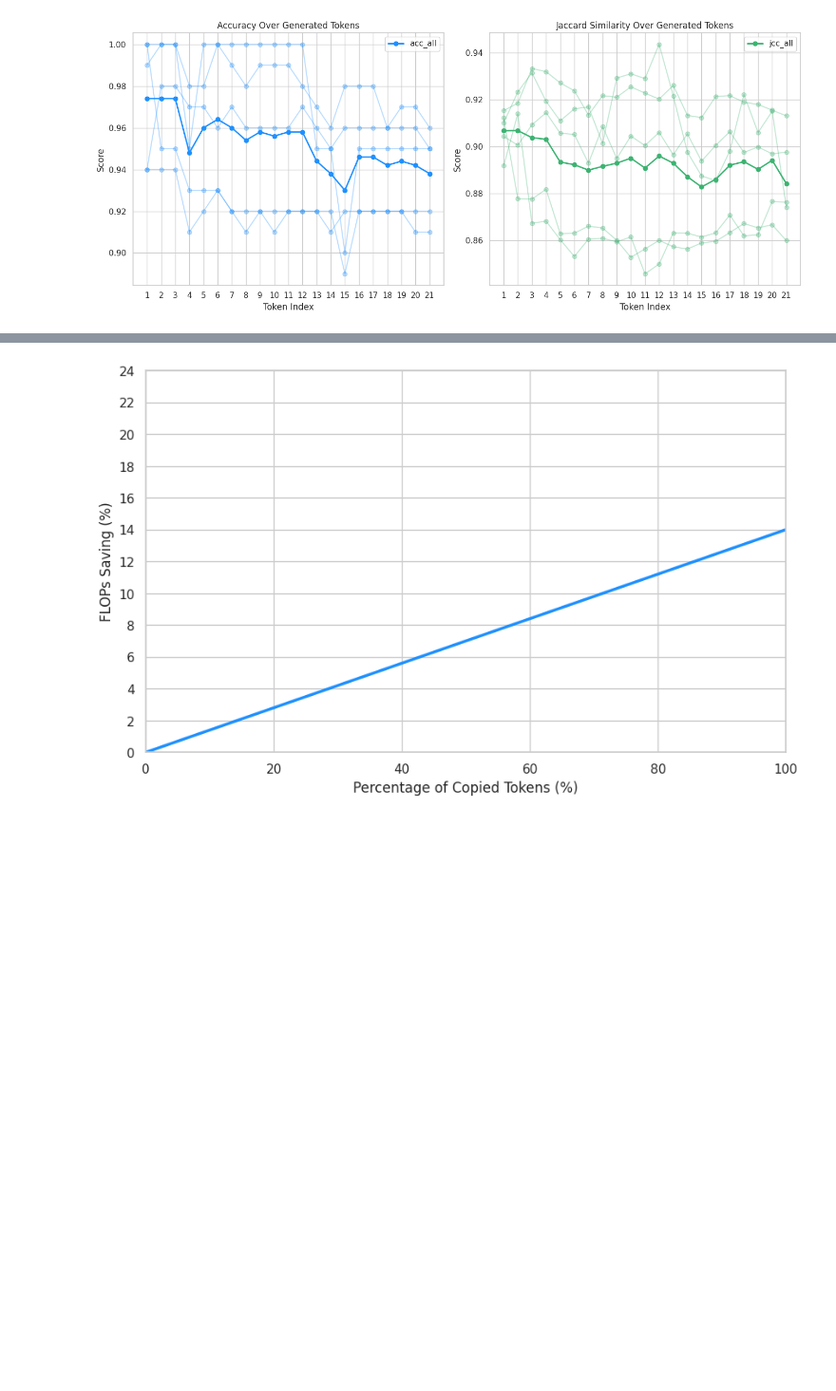
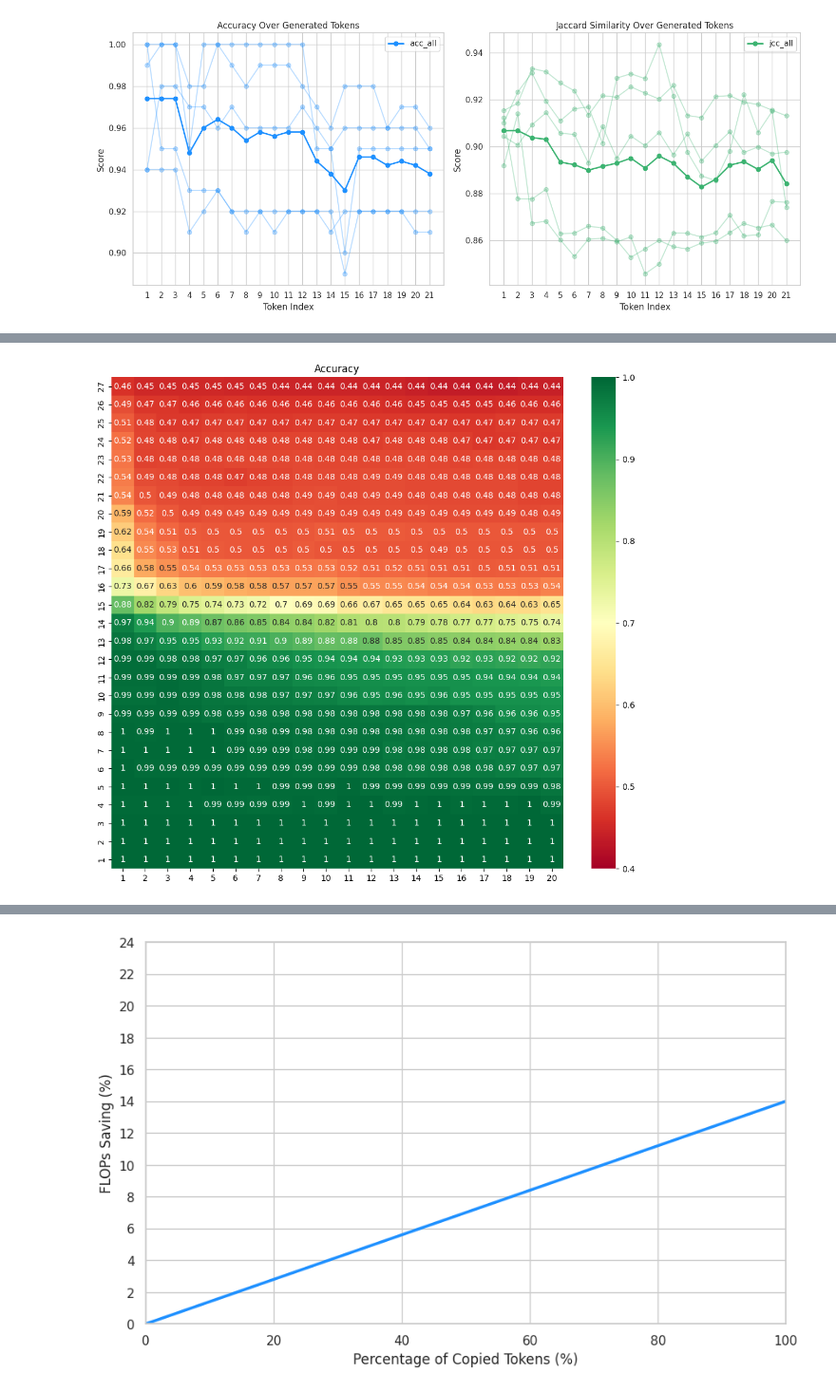
Before and after one commit to phusroyal/CopyMech, a Jupyter notebook: visualize.ipynb, the cells around one changed output, grey strips where cells are left out. Shown at 95% size. Drawn from its saved outputs; the diff is of its cells as text; code cells hidden in the pictures; blank space fills up the shorter version.

Commit message:
finished cp on llama3.2

```diff
--- a/visualize.ipynb
+++ b/visualize.ipynb
@@ -363,0 +359,27 @@ loaded_data = misc.load_json_files(f"output/continue_generation")
+# %%
+from utils import misc
+import json
+import os
+
+def safe_load_json_files(folder_path):
+    data_list = []
+    json_files = [f for f in os.listdir(folder_path) if f.endswith('.json')]
+
+    for file_name in json_files:
+        file_path = os.path.join(folder_path, file_name)
+        try:
+            with open(file_path, 'r') as json_file:
+                data = json.load(json_file)
+                data_list.append(data)
+                print(f"Successfully loaded: {file_name}")
+        except json.JSONDecodeError as e:
+            print(f"Skipping corrupted file {file_name}: {e}")
+            continue
+
+    return data_list
+
+task_name = 'copy_mode'
+loaded_data = safe_load_json_files(f"output/meta-llama/Llama-3.2-3B/copy_mode")
+print(f"Loaded {len(loaded_data)} valid JSON files")
+misc.plot_score_heatmaps(loaded_data, score_types=['acc2'])
+# %% [output]
@@ -364,3 +392,4 @@ loaded_data = misc.load_json_files(f"output/continue_generation")
+[figure, added]
 # %%
 from utils import misc
 task_name = 'copy_mode'
```
Also changed, not shown: parts of 4 cells of this notebook, 2 other files.
